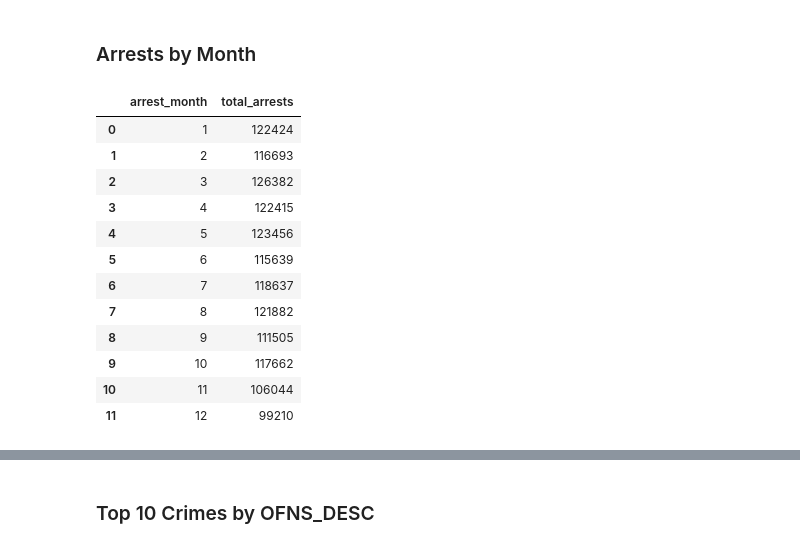
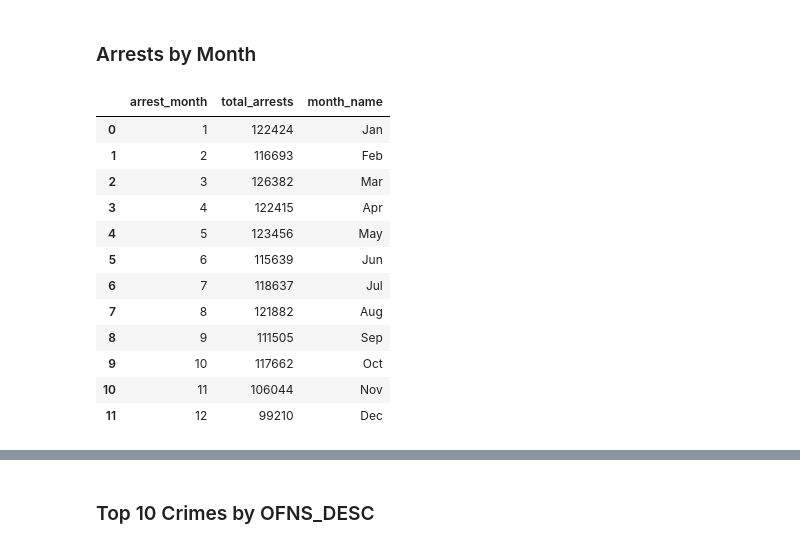
Before and after one commit to AmitSamra/NYC_Crime, a Jupyter notebook: nyc_crime_python.ipynb, the cells around one changed output, grey strips where cells are left out. Cells and saved outputs as stored; diff of their text form; code cells hidden in the pictures.

```diff
--- a/nyc_crime_python.ipynb
+++ b/nyc_crime_python.ipynb
@@ -531,21 +529,23 @@ plt.show()
 # %%
 df_month = df.groupby('arrest_month', as_index=False)
 df_month = df_month.size()
 df_month.rename(columns={'size':'total_arrests'}, inplace=True)
+months = ["Jan", "Feb", "Mar", "Apr", "May", "Jun", "Jul", "Aug", "Sep", "Oct", "Nov", "Dec"]
+df_month['month_name'] = months
 df_month
 # %% [output]
-|  | arrest_month | total_arrests |
-| 0 | 1 | 122424 |
-| 1 | 2 | 116693 |
-| 2 | 3 | 126382 |
-| 3 | 4 | 122415 |
-| 4 | 5 | 123456 |
-| 5 | 6 | 115639 |
-| 6 | 7 | 118637 |
-| 7 | 8 | 121882 |
-| 8 | 9 | 111505 |
-| 9 | 10 | 117662 |
-| 10 | 11 | 106044 |
-| 11 | 12 | 99210 |
+|  | arrest_month | total_arrests | month_name |
+| 0 | 1 | 122424 | Jan |
+| 1 | 2 | 116693 | Feb |
+| 2 | 3 | 126382 | Mar |
+| 3 | 4 | 122415 | Apr |
+| 4 | 5 | 123456 | May |
+| 5 | 6 | 115639 | Jun |
+| 6 | 7 | 118637 | Jul |
+| 7 | 8 | 121882 | Aug |
+| 8 | 9 | 111505 | Sep |
+| 9 | 10 | 117662 | Oct |
+| 10 | 11 | 106044 | Nov |
+| 11 | 12 | 99210 | Dec |
 # %%
 fig, ax = plt.subplots(figsize=(12, 5))
```
Also changed, not shown: parts of 6 cells of this notebook.
